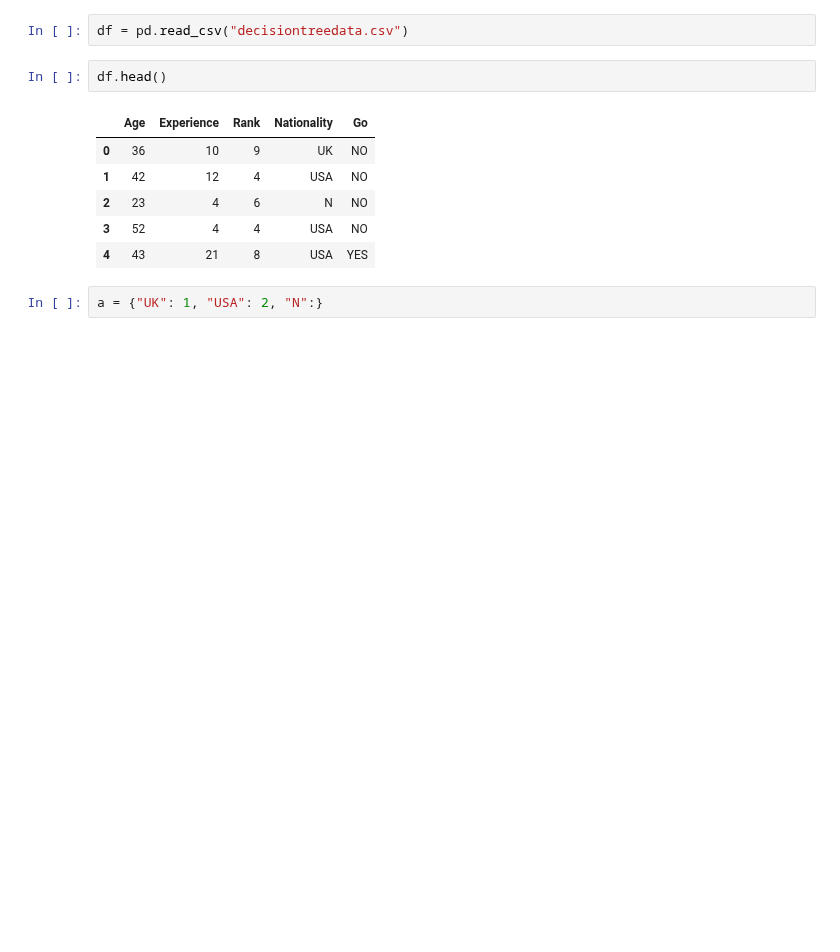
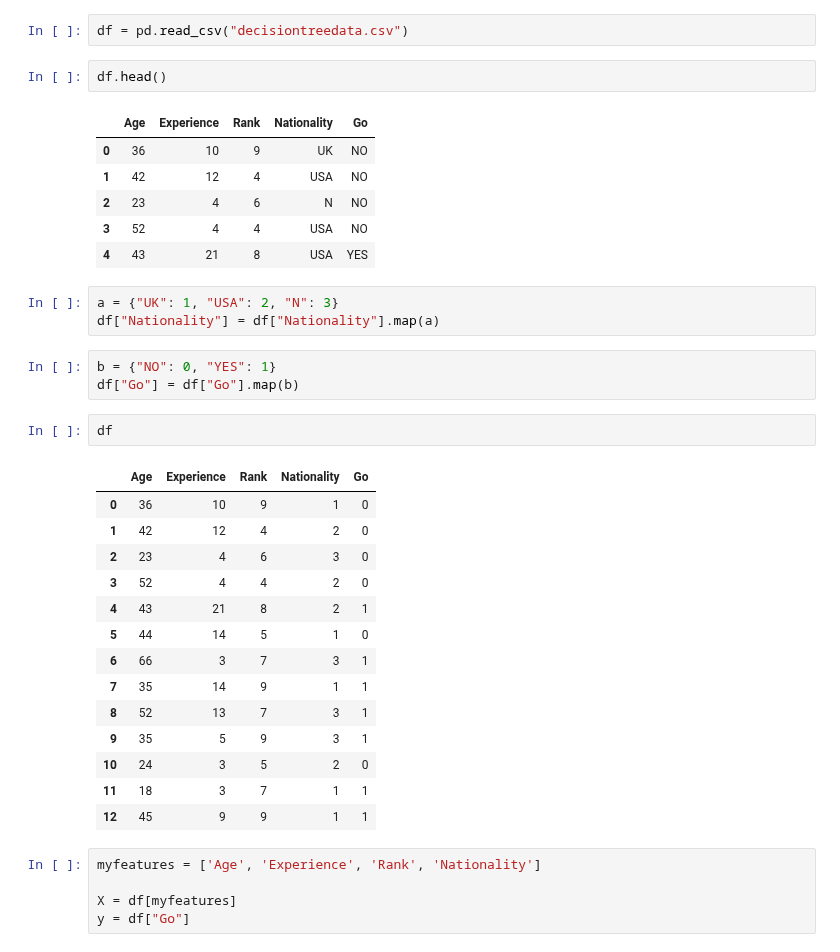
Before and after one commit to jabedkhanjb/Machine-Learning, a Jupyter notebook: Practice Folder/Decision Tree/Decision Tree.ipynb, the cells around one changed output. Cells and saved outputs as stored; diff of their text form; blank space fills up the shorter version.

```diff
--- a/Practice Folder/Decision Tree/Decision Tree.ipynb
+++ b/Practice Folder/Decision Tree/Decision Tree.ipynb
@@ -12,4 +12,30 @@ df.head()
 | 3 | 52 | 4 | 4 | USA | NO |
 | 4 | 43 | 21 | 8 | USA | YES |
 # %%
-a = {"UK": 1, "USA": 2, "N":}
+a = {"UK": 1, "USA": 2, "N": 3}
+df["Nationality"] = df["Nationality"].map(a)
+# %%
+b = {"NO": 0, "YES": 1}
+df["Go"] = df["Go"].map(b)
+# %%
+df
+# %% [output]
+|  | Age | Experience | Rank | Nationality | Go |
+| 0 | 36 | 10 | 9 | 1 | 0 |
+| 1 | 42 | 12 | 4 | 2 | 0 |
+| 2 | 23 | 4 | 6 | 3 | 0 |
+| 3 | 52 | 4 | 4 | 2 | 0 |
+| 4 | 43 | 21 | 8 | 2 | 1 |
+| 5 | 44 | 14 | 5 | 1 | 0 |
+| 6 | 66 | 3 | 7 | 3 | 1 |
+| 7 | 35 | 14 | 9 | 1 | 1 |
+| 8 | 52 | 13 | 7 | 3 | 1 |
+| 9 | 35 | 5 | 9 | 3 | 1 |
+| 10 | 24 | 3 | 5 | 2 | 0 |
+| 11 | 18 | 3 | 7 | 1 | 1 |
+| 12 | 45 | 9 | 9 | 1 | 1 |
+# %%
+myfeatures = ['Age', 'Experience', 'Rank', 'Nationality']
+
+X = df[myfeatures]
+y = df["Go"]
```
Also changed, not shown: parts of 13 cells of this notebook, 1 other file.
